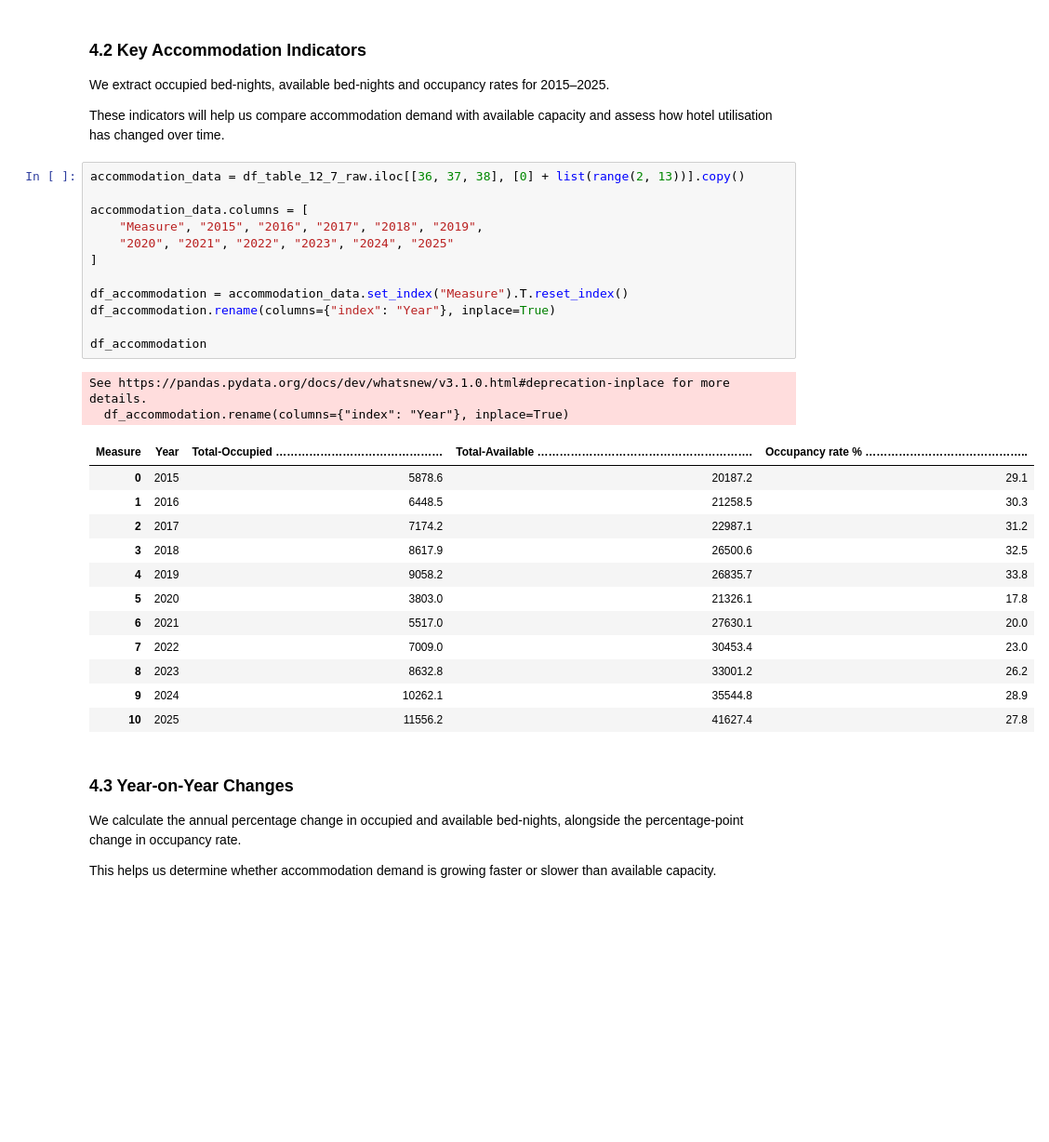
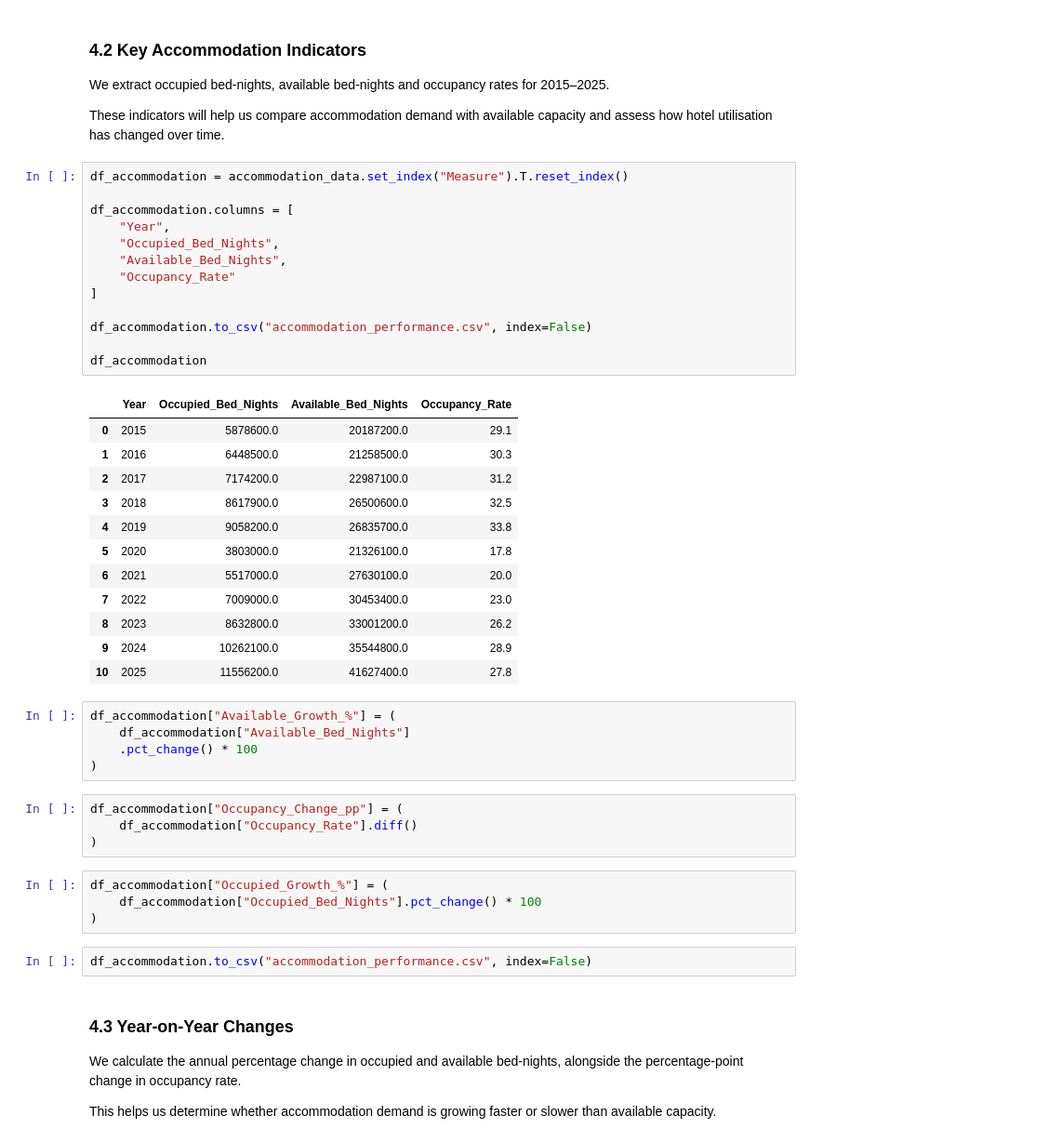
Before and after one commit to james-mutunga/Final-Capstone-Project, a Jupyter notebook: kenya_tourism_analysis.ipynb, the cells around one changed output. Shown at 93% size. Cells and saved outputs as stored; diff of their text form; blank space fills up the shorter version.

```diff
--- a/kenya_tourism_analysis.ipynb
+++ b/kenya_tourism_analysis.ipynb
@@ -969,32 +1207,46 @@ We extract occupied bed-nights, available bed-nights and occupancy rates for 201
 
 These indicators will help us compare accommodation demand with available capacity and assess how hotel utilisation has changed over time.
 # %%
-accommodation_data = df_table_12_7_raw.iloc[[36, 37, 38], [0] + list(range(2, 13))].copy()
+df_accommodation = accommodation_data.set_index("Measure").T.reset_index()
 
-accommodation_data.columns = [
-    "Measure", "2015", "2016", "2017", "2018", "2019",
-    "2020", "2021", "2022", "2023", "2024", "2025"
+df_accommodation.columns = [
+    "Year",
+    "Occupied_Bed_Nights",
+    "Available_Bed_Nights",
+    "Occupancy_Rate"
 ]
 
-df_accommodation = accommodation_data.set_index("Measure").T.reset_index()
-df_accommodation.rename(columns={"index": "Year"}, inplace=True)
+df_accommodation.to_csv("accommodation_performance.csv", index=False)
 
 df_accommodation
 # %% [output]
-See https://pandas.pydata.org/docs/dev/whatsnew/v3.1.0.html#deprecation-inplace for more details.
-  df_accommodation.rename(columns={"index": "Year"}, inplace=True)
-| Measure | Year | Total-Occupied ……………………………………… | Total-Available …………………………………………………. | Occupancy rate % …………………………………….. |
-| 0 | 2015 | 5878.6 | 20187.2 | 29.1 |
-| 1 | 2016 | 6448.5 | 21258.5 | 30.3 |
-| 2 | 2017 | 7174.2 | 22987.1 | 31.2 |
-| 3 | 2018 | 8617.9 | 26500.6 | 32.5 |
-| 4 | 2019 | 9058.2 | 26835.7 | 33.8 |
-| 5 | 2020 | 3803.0 | 21326.1 | 17.8 |
-| 6 | 2021 | 5517.0 | 27630.1 | 20.0 |
-| 7 | 2022 | 7009.0 | 30453.4 | 23.0 |
-| 8 | 2023 | 8632.8 | 33001.2 | 26.2 |
-| 9 | 2024 | 10262.1 | 35544.8 | 28.9 |
-| 10 | 2025 | 11556.2 | 41627.4 | 27.8 |
+|  | Year | Occupied_Bed_Nights | Available_Bed_Nights | Occupancy_Rate |
+| 0 | 2015 | 5878600.0 | 20187200.0 | 29.1 |
+| 1 | 2016 | 6448500.0 | 21258500.0 | 30.3 |
+| 2 | 2017 | 7174200.0 | 22987100.0 | 31.2 |
+| 3 | 2018 | 8617900.0 | 26500600.0 | 32.5 |
+| 4 | 2019 | 9058200.0 | 26835700.0 | 33.8 |
+| 5 | 2020 | 3803000.0 | 21326100.0 | 17.8 |
+| 6 | 2021 | 5517000.0 | 27630100.0 | 20.0 |
+| 7 | 2022 | 7009000.0 | 30453400.0 | 23.0 |
+| 8 | 2023 | 8632800.0 | 33001200.0 | 26.2 |
+| 9 | 2024 | 10262100.0 | 35544800.0 | 28.9 |
+| 10 | 2025 | 11556200.0 | 41627400.0 | 27.8 |
+# %%
+df_accommodation["Available_Growth_%"] = (
+    df_accommodation["Available_Bed_Nights"]
+    .pct_change() * 100
+)
+# %%
+df_accommodation["Occupancy_Change_pp"] = (
+    df_accommodation["Occupancy_Rate"].diff()
+)
+# %%
+df_accommodation["Occupied_Growth_%"] = (
+    df_accommodation["Occupied_Bed_Nights"].pct_change() * 100
+)
+# %%
+df_accommodation.to_csv("accommodation_performance.csv", index=False)
 # %% [markdown]
 ### 4.3 Year-on-Year Changes
 
```
Also changed, not shown: parts of 26 cells of this notebook, 10 other files.
